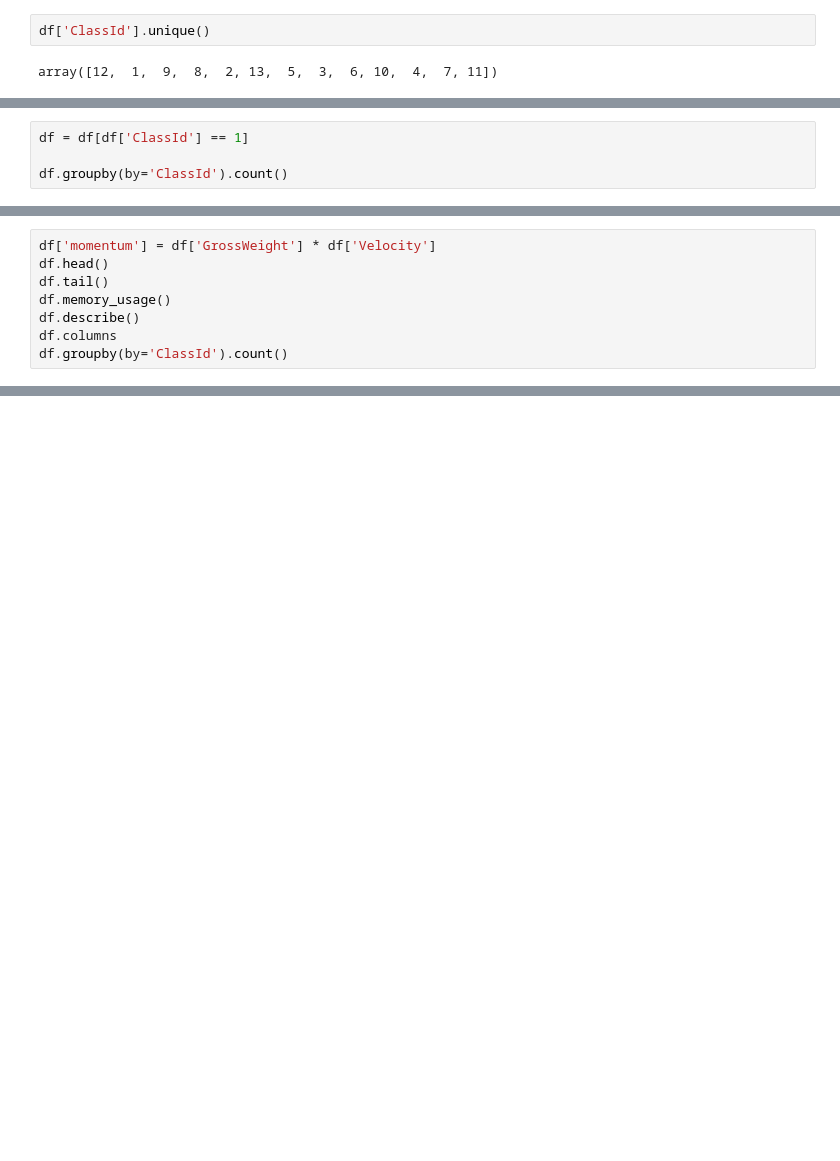
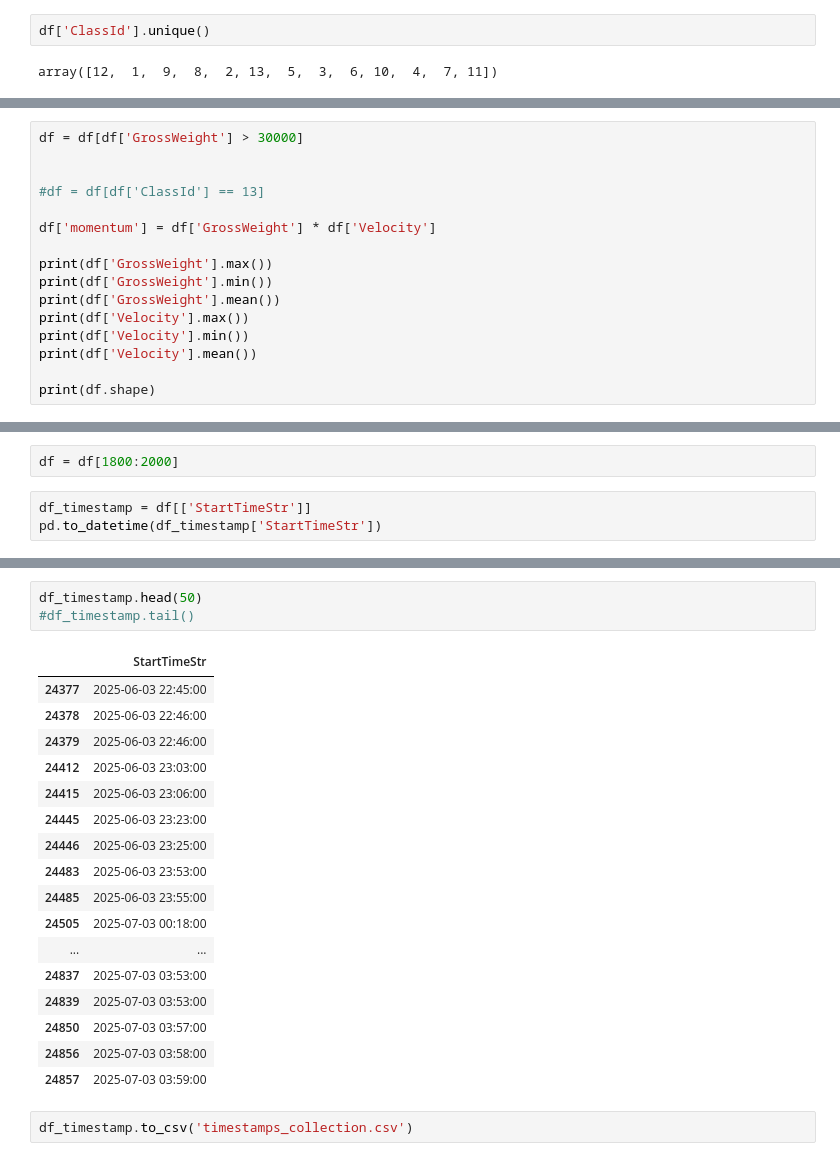
Before and after one commit to Thomas-Lohith/industry_time_series, a Jupyter notebook: src/research/weighing_data.ipynb, the cells around one changed output, grey strips where cells are left out. Saved outputs shown, nothing was run; the diff lists cells and outputs as text; blank space fills up the shorter version.

```diff
--- a/src/research/weighing_data.ipynb
+++ b/src/research/weighing_data.ipynb
@@ -66,5 +41 @@ df.groupby(by='ClassId').count()
-# %%
-df = df[df['ClassId'] == 1]
-
-df.groupby(by='ClassId').count()
 # %%
@@ -100,8 +50,16 @@ dtype: int64
 # %%
+df = df[df['GrossWeight'] > 30000]
+
+
+#df = df[df['ClassId'] == 13]
+
 df['momentum'] = df['GrossWeight'] * df['Velocity']
-df.head()
-df.tail()
-df.memory_usage()
-df.describe()
-df.columns
-df.groupby(by='ClassId').count()
+
+print(df['GrossWeight'].max())
+print(df['GrossWeight'].min())
+print(df['GrossWeight'].mean())
+print(df['Velocity'].max())
+print(df['Velocity'].min())
+print(df['Velocity'].mean())
+
+print(df.shape)
@@ -107,0 +109,5 @@ df.groupby(by='ClassId').count()
+# %%
+df = df[1800:2000]
+# %%
+df_timestamp = df[['StartTimeStr']]
+pd.to_datetime(df_timestamp['StartTimeStr'])
@@ -107,0 +127,23 @@ df.groupby(by='ClassId').count()
+# %%
+df_timestamp.head(50)
+#df_timestamp.tail()
+# %% [output]
+|  | StartTimeStr |
+| 24377 | 2025-06-03 22:45:00 |
+| 24378 | 2025-06-03 22:46:00 |
+| 24379 | 2025-06-03 22:46:00 |
+| 24412 | 2025-06-03 23:03:00 |
+| 24415 | 2025-06-03 23:06:00 |
+| 24445 | 2025-06-03 23:23:00 |
+| 24446 | 2025-06-03 23:25:00 |
+| 24483 | 2025-06-03 23:53:00 |
+| 24485 | 2025-06-03 23:55:00 |
+| 24505 | 2025-07-03 00:18:00 |
+| ... | ... |
+| 24837 | 2025-07-03 03:53:00 |
+| 24839 | 2025-07-03 03:53:00 |
+| 24850 | 2025-07-03 03:57:00 |
+| 24856 | 2025-07-03 03:58:00 |
+| 24857 | 2025-07-03 03:59:00 |
+# %%
+df_timestamp.to_csv('timestamps_collection.csv')
```
Also changed, not shown: parts of 11 cells of this notebook, 16 other files.
